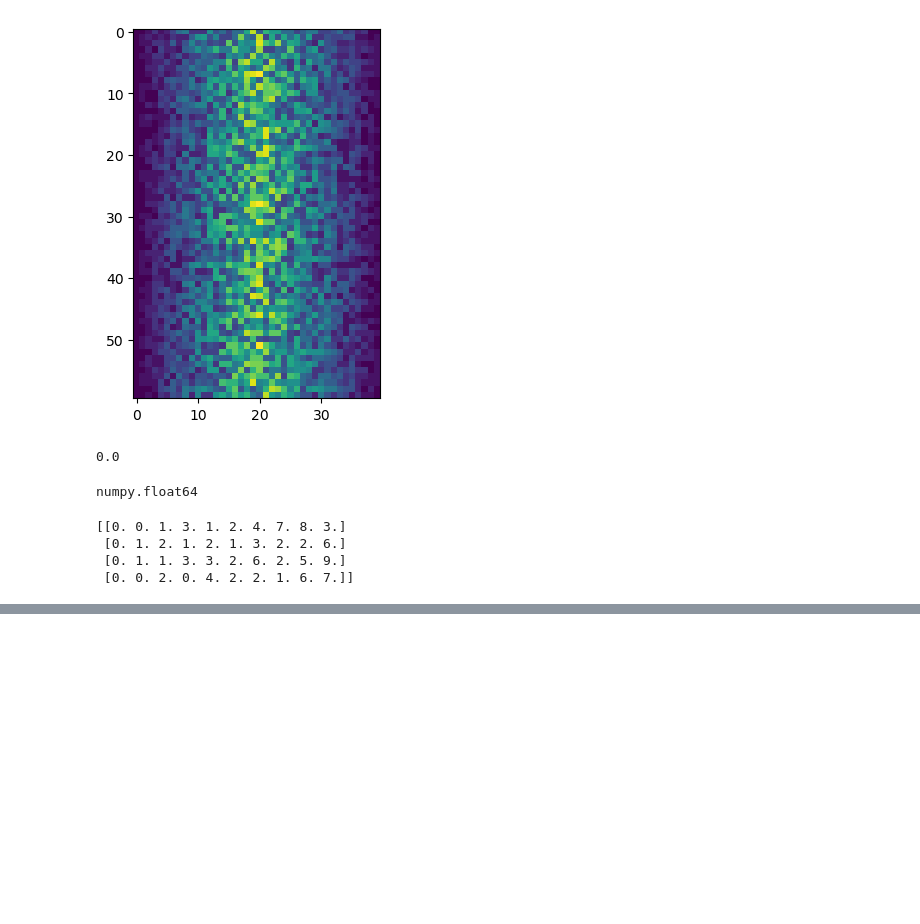
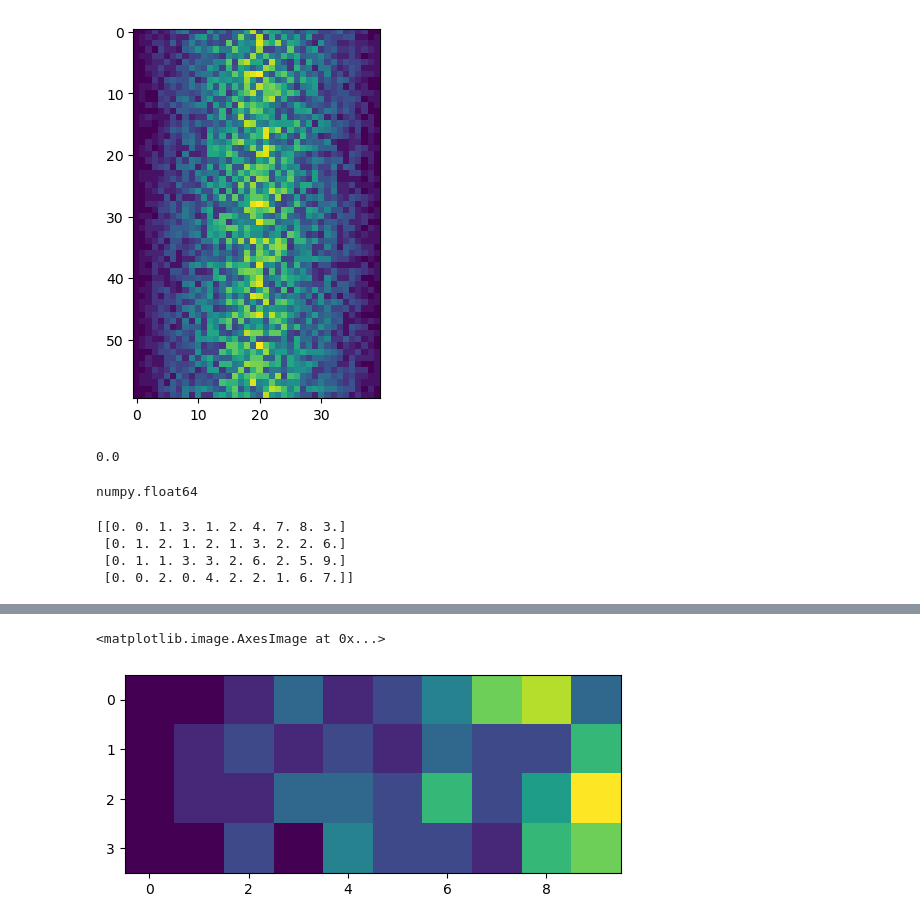
Before and after one commit to 4TUResearchData-Carpentries/gitautopush-sandbox, a Jupyter notebook: Python_day1.ipynb, the cells around one changed output, grey strips where cells are left out. Saved outputs shown, nothing was run; the diff lists cells and outputs as text; code cells hidden in the pictures; blank space fills up the shorter version.

```diff
--- a/Python_day1.ipynb
+++ b/Python_day1.ipynb
@@ -307,0 +311,7 @@ plt.imshow(data)
+# %%
+data_ele_1=data[:4,:10]
+# %%
+plt.imshow(data_ele_1)
+# %% [output]
+<matplotlib.image.AxesImage at 0x...>
+[figure, added]
```
Also changed, not shown: parts of 1 cell of this notebook.
